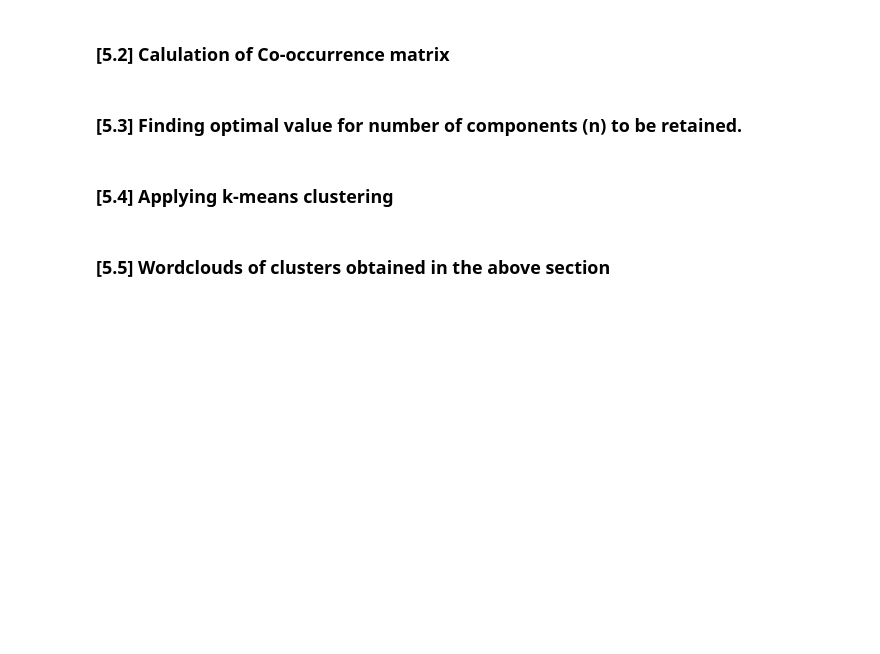
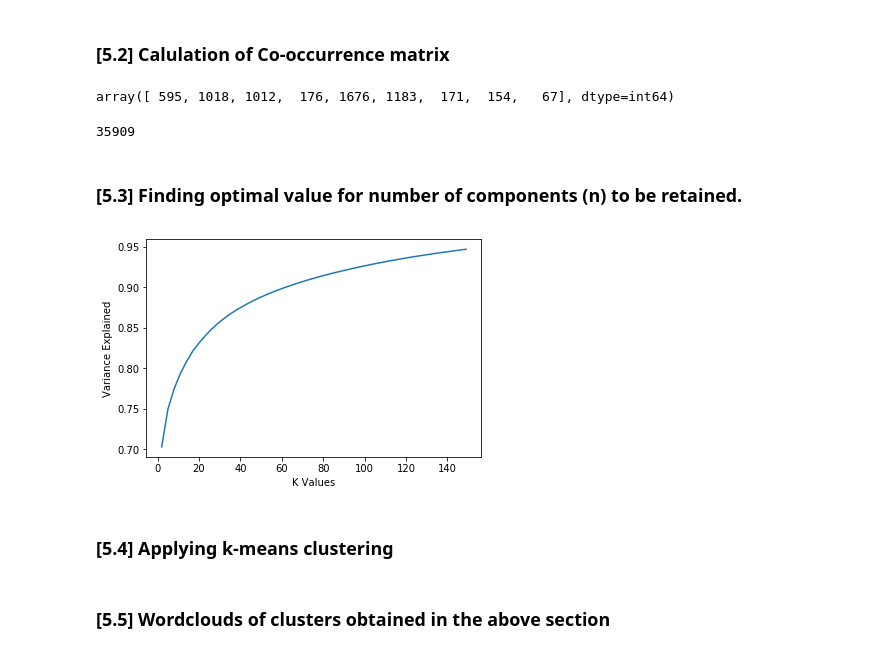
Before and after one commit to aman-sawarn/Truncated-SVD-s-for-word-vectorization-on-Amazon-Fine--Food-Reviews, a Jupyter notebook: 11 Amazon Fine Food Reviews Analysis_Truncated SVD.ipynb, the cells around one changed output. Cells and saved outputs as stored; diff of their text form; code cells hidden in the pictures; blank space fills up the shorter version.

Commit message:
changes
co-occurence matrix and plot for n_components vs variance explained

```diff
--- a/11 Amazon Fine Food Reviews Analysis_Truncated SVD.ipynb
+++ b/11 Amazon Fine Food Reviews Analysis_Truncated SVD.ipynb
@@ -308,5 +304,0 @@ top_n=np.argsort(top_n[::-1])
-# %%
-a=np.array(list(set(tfidf_features)-set(top_n)))
-
-for i in range(0, len(tfidf_features)-len(top_n)):
-    tfidf_features_top = np.delete(X_train_tfidf.toarray(), a.shape, axis=0)
@@ -319,2 +305,11 @@ tfidf_features_top
 # %% [markdown]
 ### [5.2] Calulation of Co-occurrence matrix
+# %%
+indices=np.argsort(tfidf.idf_[::-1])
+top_features=[tfidf_features[i] for i in indices[0:2000]]
+top_n=np.argsort(top_features[::-1])
+# %%
+k_values=np.arange(2,150,3)
+top_n[:9] #just printing for self reference
+# %% [output]
+array([ 595, 1018, 1012,  176, 1676, 1183,  171,  154,   67], dtype=int64)
@@ -321,9 +375,27 @@ tfidf_features_top
+# %%
+X=cooccurrenceMatrix(5, top_features)
+np.count_nonzero(X)
+# %% [output]
+35909
 # %%
 # Please write all the code with proper documentation
 # %% [markdown]
 ### [5.3] Finding optimal value for number of components (n) to be retained.
 # %%
 # Please write all the code with proper documentation
+# %%
+variance=[]
+for k in k_values:
+    svd=TruncatedSVD(n_components=k)
+    svd.fit(X)
+    score=svd.explained_variance_ratio_.sum()
+    variance.append(score)
+plt.plot(k_values, variance)
+plt.xlabel('K Values')
+plt.ylabel('Variance Explained')
+plt.show()
+# %% [output]
+[figure, added]
 # %% [markdown]
 ### [5.4] Applying k-means clustering
 # %%
```
Also changed, not shown: parts of 6 cells of this notebook.
